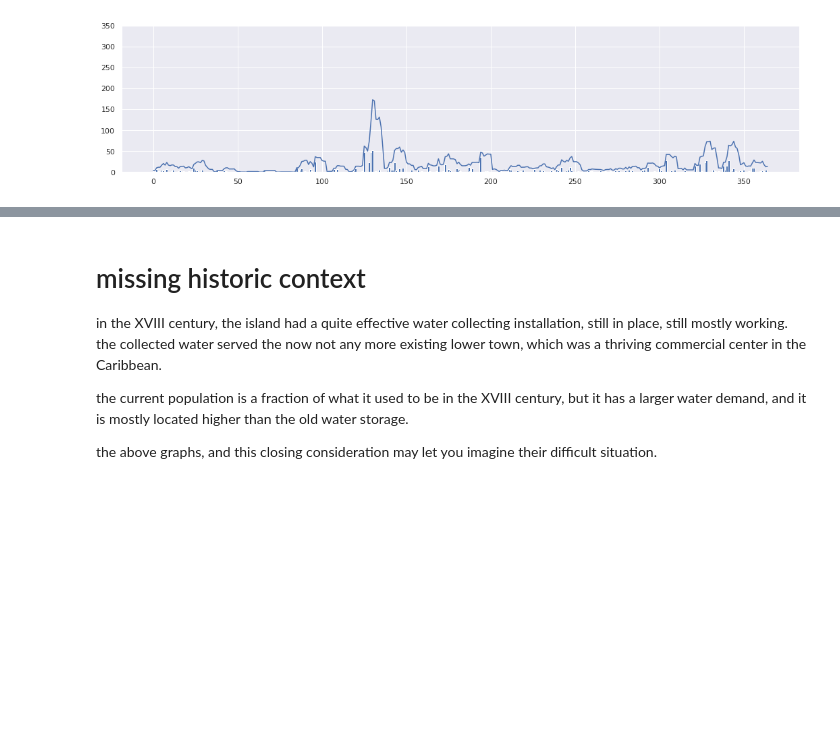
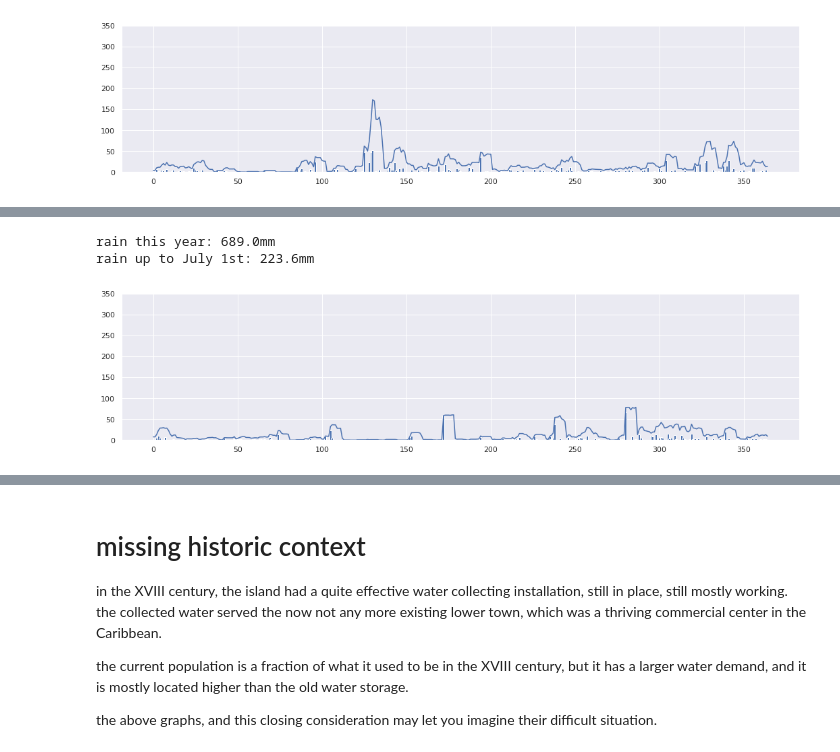
Before and after one commit to mfrasca/notebooks, a Jupyter notebook: SintEustatius/RainData.ipynb, the cells around one changed output, grey strips where cells are left out. Cells and saved outputs as stored; diff of their text form; code cells hidden in the pictures; blank space fills up the shorter version.

Commit message:
thanks to George Works for 4 more years of data

```diff
--- a/SintEustatius/RainData.ipynb
+++ b/SintEustatius/RainData.ipynb
@@ -122,0 +123,6 @@ rain up to July 1st: 295.6mm
+# %%
+values = plot_year(2015, values)
+# %% [output]
+rain this year: 689.0mm
+rain up to July 1st: 223.6mm
+[figure, added]
```
Also changed, not shown: parts of 4 cells of this notebook, 1 other file.
